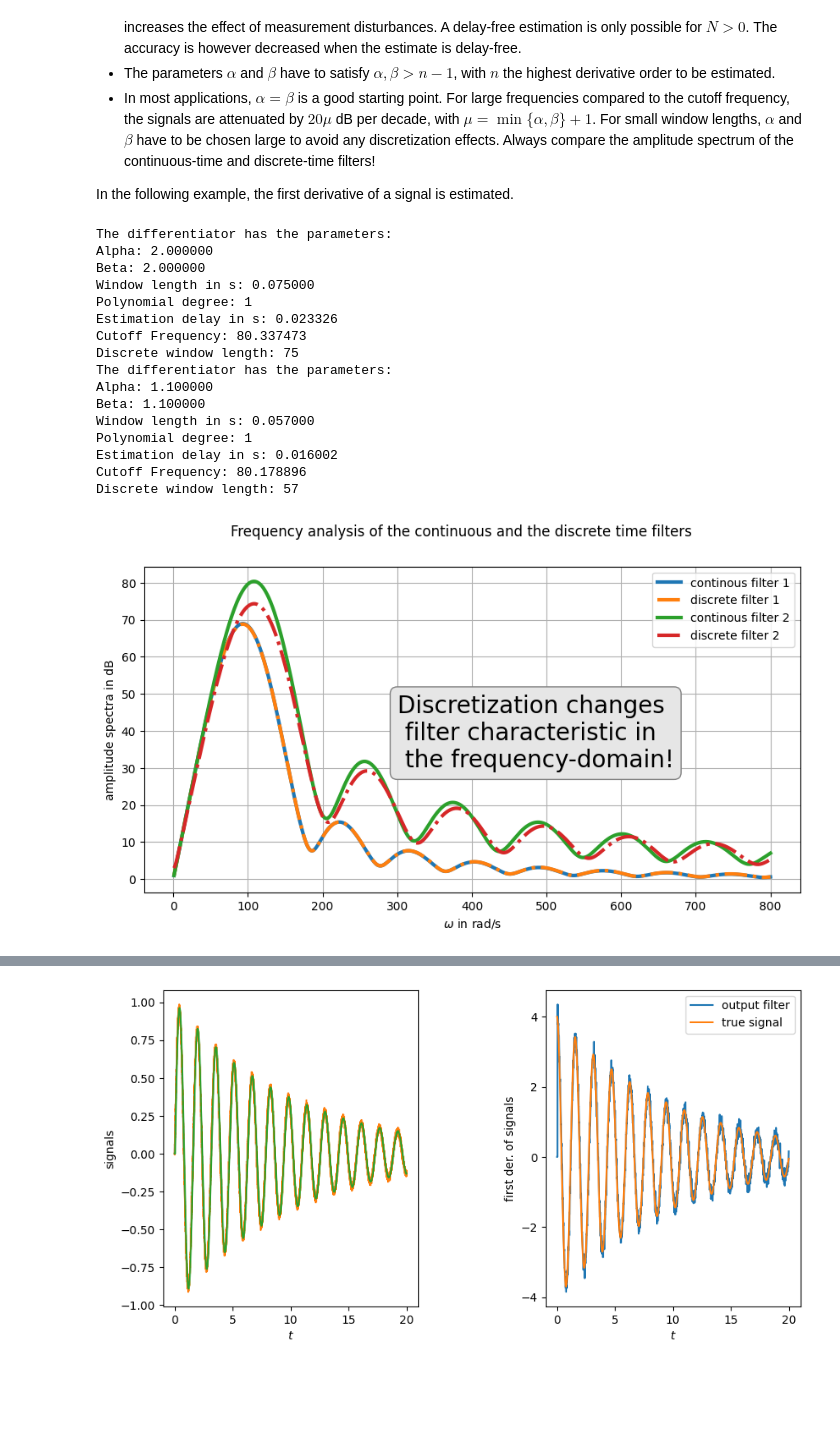
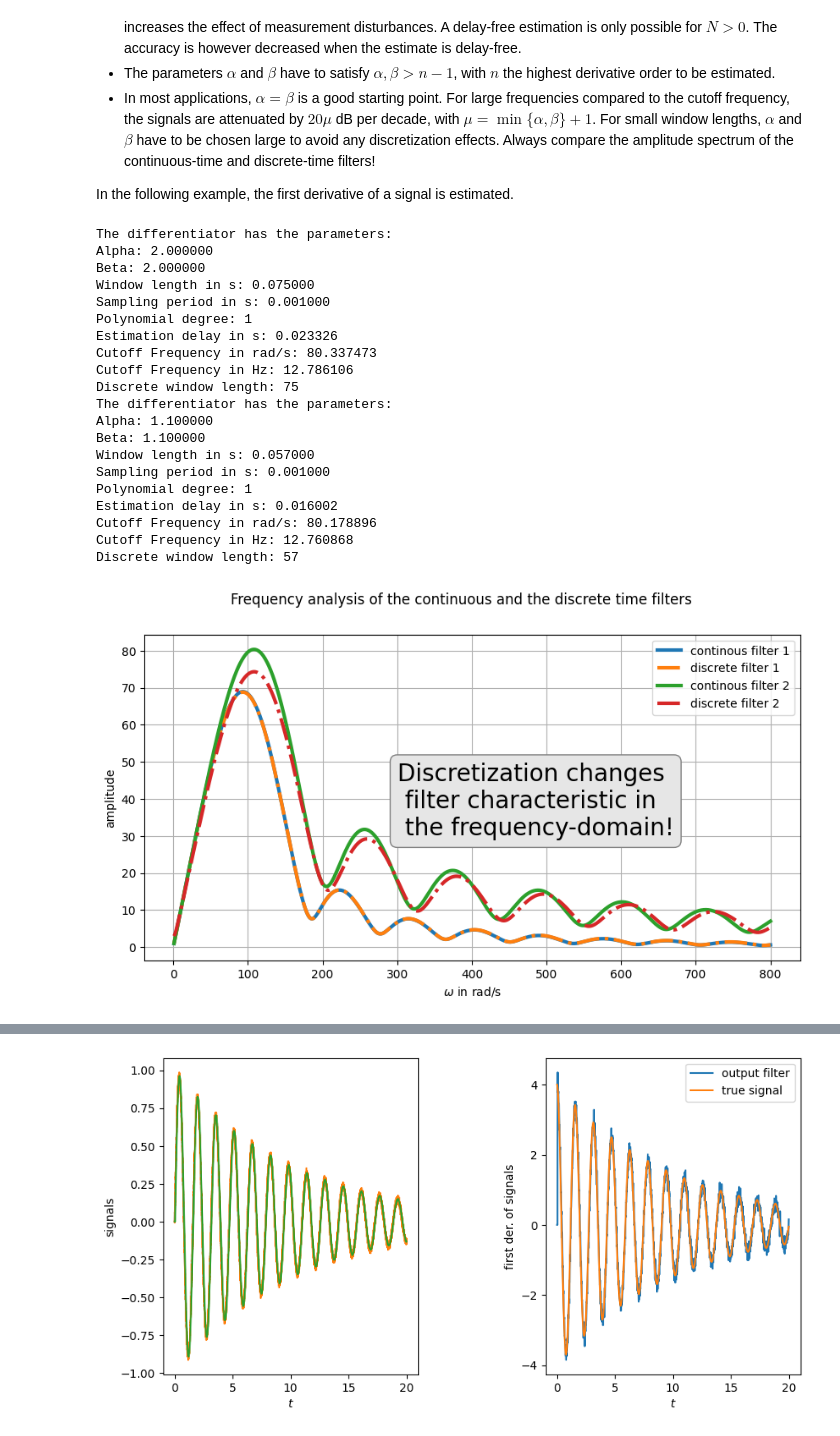
Before and after one commit to aothmane-control/Algebraic-differentiators, a Jupyter notebook: examples/QuickStart.ipynb, the cells around one changed output, grey strips where cells are left out. Cells and saved outputs as stored; diff of their text form; code cells hidden in the pictures; blank space fills up the shorter version.

Commit message:
Corrected ylabel in plot

```diff
--- a/examples/QuickStart.ipynb
+++ b/examples/QuickStart.ipynb
@@ -109,7 +109,7 @@ ax.plot(omega,ampDiscrete1,'-.',label='discrete filter 1',linewidth=l)
 ax.plot(omega,abs(ampCont2),label='continous filter 2',linewidth=l)
 ax.plot(omega,ampDiscrete2,'-.',label='discrete filter 2',linewidth=l)
 ax.set_xlabel(r"$\omega$ in rad/s")
-ax.set_ylabel(r"amplitude spectra in dB")
+ax.set_ylabel(r"amplitude")
 ax.legend()
 ax.grid()
 plt.text(300, 50, "Discretization changes\n filter characteristic in\n the frequency-domain!", size=20, va="top",
@@ -129,36 +129,40 @@ ax.plot(omega,phaseCont2,label='continous filter 2',linewidth=l)
 ax.plot(omega,phaseDis2,'-.',label='discrete filter 2',linewidth=l)
 ax.set_xlabel(r"$\omega$ in rad/s")
 ax.set_ylabel(r"phase spectra in rad ")
 ax.legend()
 ax.grid()
 plt.show()
 
 
 ################################################################
 # Estimate derivatives
 ################################################################
 # Estimate 0-th derivative
 xApp = algDiff1.estimateDer(0,y,method=method)
 # Estimate first derivative
 dxApp = algDiff1.estimateDer(1,y,method=method)
 # %% [output]
 The differentiator has the parameters:
 Alpha: 2.000000
 Beta: 2.000000
 Window length in s: 0.075000
+Sampling period in s: 0.001000
 Polynomial degree: 1
 Estimation delay in s: 0.023326
-Cutoff Frequency: 80.337473
+Cutoff Frequency in rad/s: 80.337473
+Cutoff Frequency in Hz: 12.786106
 Discrete window length: 75
 The differentiator has the parameters:
 Alpha: 1.100000
 Beta: 1.100000
 Window length in s: 0.057000
+Sampling period in s: 0.001000
 Polynomial degree: 1
 Estimation delay in s: 0.016002
-Cutoff Frequency: 80.178896
+Cutoff Frequency in rad/s: 80.178896
+Cutoff Frequency in Hz: 12.760868
 Discrete window length: 57
-[figure, old version]
+[figure, new version]
 [figure]
 # %%
 ################################################################
```
Also changed, not shown: 2 other files.
